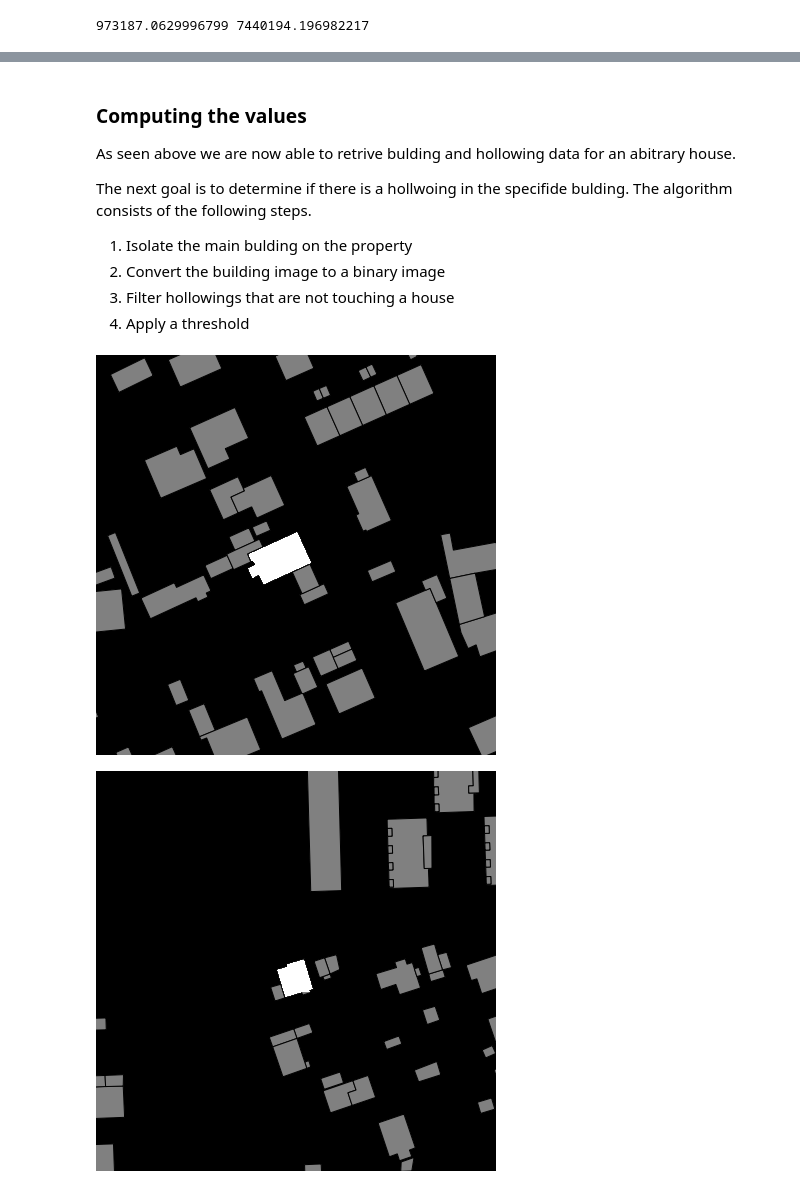
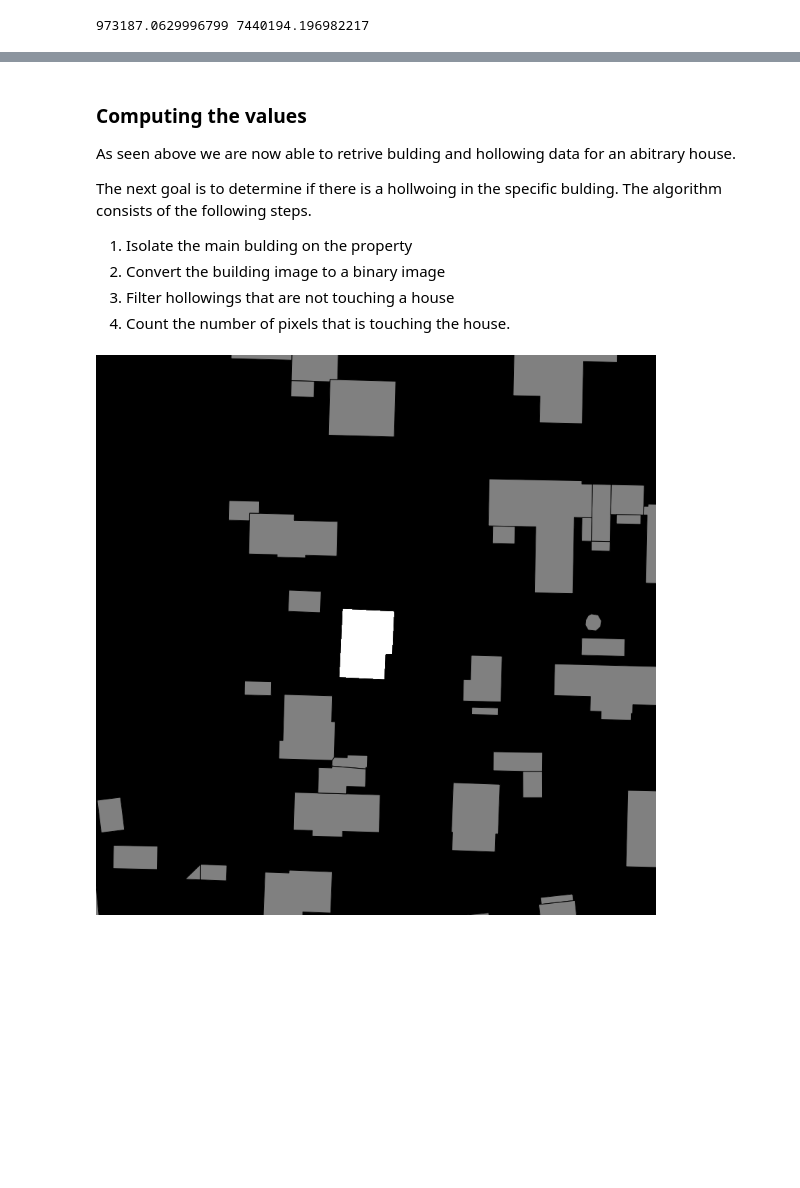
Before and after one commit to Rotendahl/flood_risk, a Jupyter notebook: Hollowings.ipynb, the cells around one changed output, grey strips where cells are left out. Saved outputs shown, nothing was run; the diff lists cells and outputs as text; code cells hidden in the pictures; blank space fills up the shorter version.

```diff
--- a/Hollowings.ipynb
+++ b/Hollowings.ipynb
@@ -67,6 +65,9 @@ assert boundingBox(0,0, boxSize=2) == '-1.0,-1.0,1.0,1.0'
 # %%
 from PIL import Image
 from io import BytesIO
+import os
+imageSize = 800
+
 def getImg(x, y, feature, mode="L"):
     params = {
         "service": "WMS",
@@ -74,12 +75,12 @@ def getImg(x, y, feature, mode="L"):
         "password": os.environ['KORTFORSYNINGEN_KEY'],
         "TRANSPARENT": "True",
         "VERSION": "1.1.1",
-        "REQUEST": "GetMap"
+        "REQUEST": "GetMap",
         "FORMAT": "image/png",
         "SRS": "EPSG:3857",
         "BBOX": boundingBox(x,y),
-        "WIDTH": "800",
-        "HEIGHT": "800",
+        "WIDTH": str(imageSize),
+        "HEIGHT": str(imageSize),
     }
     if feature == 'buildings':
         params["LAYERS"] = "BU.Building"
@@ -90,6 +91,11 @@ def getImg(x, y, feature, mode="L"):
         params["LAYERS"] = "dhm_bluespot_ekstremregn"
         params["STYLES"] = "bluespot_ekstremregn_0_015"
 
+    elif feature =='map':
+        params["servicename"] = "orto_foraar",
+        params["LAYERS"] = "orto_foraar"
+
+
     response = requests.request(
         "GET",
         "https://kortforsyningen.kms.dk/",
@@ -99,4 +105,4 @@ def getImg(x, y, feature, mode="L"):
     return img.convert(mode)
 
 img = getImg(973187.0629996799,7440194.196982217, 'buildings')
-assert img.size == (400,400)
+assert img.size == (imageSize, imageSize)
@@ -107,6 +111,7 @@ SyntaxError: invalid syntax (<ipython-input-211-75ab82254138>, line 11)
 def addressToImages(address):
     x,y = addressToLatLong(address)
     x,y = convertEPSG(x, y)
-    return getImg(x, y, 'buildings'), getImg(x, y, 'hollowings')
+    return getImg(x, y, 'buildings'), getImg(x, y, 'hollowings'), getImg(x, y, 'map', mode="RGB"),
 
-buildImg, hollowImg = addressToImages('kjærmarken 103, 6771 gredstedbro')
+address = 'Dronning Dagmars vej 11, 6760 Ribe'
+buildImg, hollowImg, mapImg = addressToImages(address)
@@ -122,43 +131,41 @@ hollowImg
 ### Computing the values
 As seen above we are now able to retrive bulding and hollowing data for an abitrary house.
 
-The next goal is to determine if there is a hollwoing in the specifide bulding. The algorithm consists of the following steps.
+The next goal is to determine if there is a hollwoing in the specific bulding. The algorithm consists of the following steps.
 1. Isolate the main bulding on the property
 2. Convert the building image to a binary image
 3. Filter hollowings that are not touching a house
-4. Apply a threshold
+4. Count the number of pixels that is touching the house.
 # %%
+import numpy as np
+import pandas as pd
 def checkNeighbours(arr, x, y, points):
         threshold = 80
         x_limit, y_limit = arr.shape
         neighbors = [[x + 1, y], [x - 1, y], [x, y - 1], [x, y + 1]]
-        # filter neighbors that are out or range
+        # filter neighbors that are out or range or not touching center
         neighbors = [
             (x, y)
             for x, y in neighbors
             if ((x >= 0 and y >= 0) and (x < x_limit and y < y_limit)) and
             arr[x][y] > threshold and arr[x][y] < 255
         ]
         for (neighbor) in neighbors:
             points.add(neighbor)
 
 def isolateBuilding(buildImg):
     arr = np.asarray(buildImg).copy()
     x, y = arr.shape
     x, y = x // 2, y //2
     points = set([(x, y)])
     while(len(points) > 0):
         x, y = points.pop()
         arr[x][y] = 255
         checkNeighbours(arr, x, y, points)
     return Image.fromarray(arr)
 
 
-isolateBuilding(buildImg)
+isolateImg = isolateBuilding(buildImg)
+isolateImg
 # %% [output]
-[figure, old version]
+[figure, new version]
-# %%
-buildImg, hollowImg = addressToImages('kirsten kimers vej 10, 2300 København')
-isolateBuilding(buildImg)
-# %% [output]
-[figure, removed]
```
Also changed, not shown: parts of 14 cells of this notebook.
